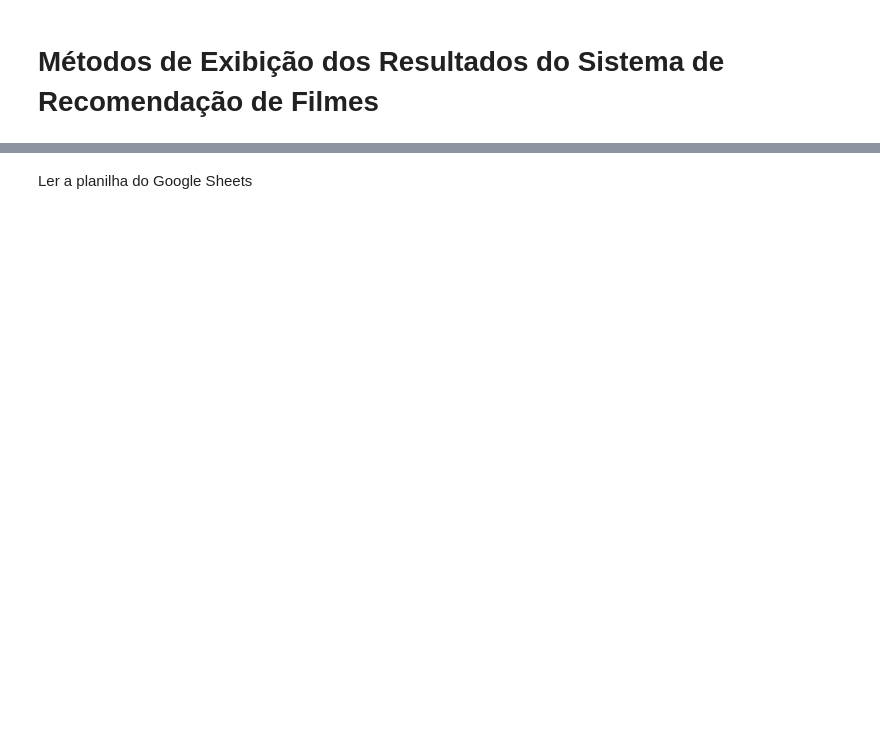
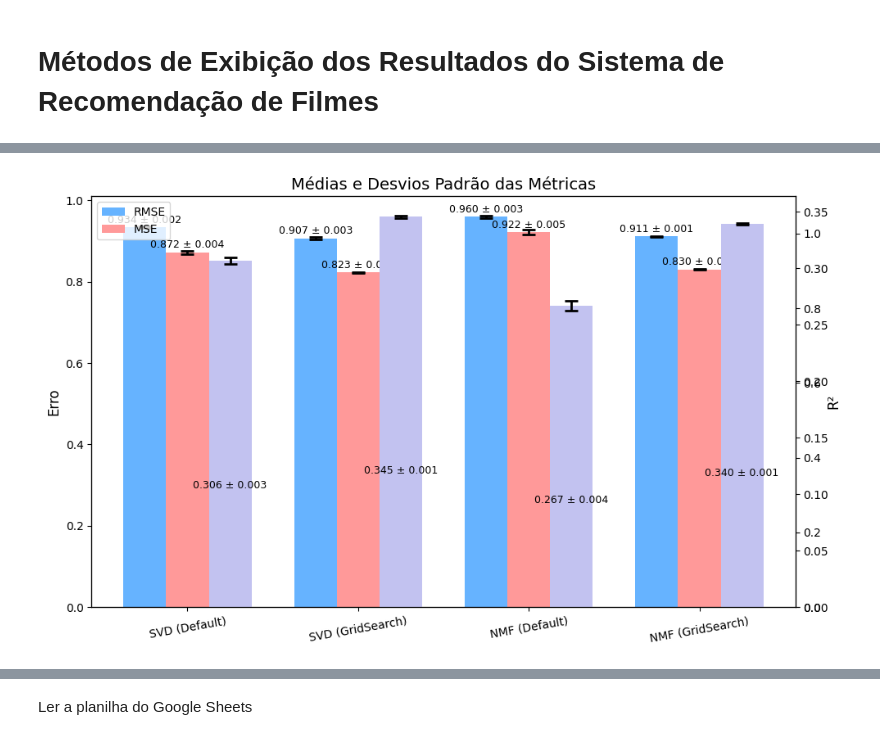
Before and after one commit to Juliadambros/Resultados-Sistema-de-Recomendacao, a Jupyter notebook: Resultados.ipynb, the cells around one changed output, grey strips where cells are left out. Drawn from its saved outputs; the diff is of its cells as text; code cells hidden in the pictures; blank space fills up the shorter version.

```diff
--- a/Resultados.ipynb
+++ b/Resultados.ipynb
@@ -4,0 +64,65 @@
+# %%
+import matplotlib.pyplot as plt
+import numpy as np
+
+# Modelos
+models = ['SVD (Default)', 'SVD (GridSearch)', 'NMF (Default)', 'NMF (GridSearch)']
+x = np.arange(len(models))
+width = 0.25
+
+# --- Médias ---
+rmse_mean = [0.9338, 0.9072, 0.9602, 0.9113]
+mse_mean  = [0.8721, 0.8230, 0.9221, 0.8304]
+r2_mean   = [0.3065, 0.3455, 0.2667, 0.3396]
+
+# --- Desvios padrão ---
+rmse_std = [0.0019986, 0.0029611, 0.0028682, 0.0005082]
+mse_std  = [0.0037343, 0.0011557, 0.0054817, 0.0009265]
+r2_std   = [0.0029611, 0.0009157, 0.0043588, 0.0007481]
+
+# Criar figura
+fig, ax1 = plt.subplots(figsize=(10, 6))
+
+# RMSE e MSE no eixo da esquerda
+rects1 = ax1.bar(x - width, rmse_mean, width, yerr=rmse_std, capsize=6,
+                 error_kw=dict(lw=2, capthick=2, ecolor='black'),
+                 label='RMSE', color='#66b3ff')
+rects2 = ax1.bar(x, mse_mean, width, yerr=mse_std, capsize=6,
+                 error_kw=dict(lw=2, capthick=2, ecolor='black'),
+                 label='MSE', color='#ff9999')
+
+ax1.set_ylabel('Erro', fontsize=12)
+ax1.set_ylim(0, max(max(rmse_mean), max(mse_mean)) + 0.05)
+
+# R² no eixo da direita
+rects3 = ax1.twinx().bar(x + width, r2_mean, width, yerr=r2_std, capsize=6,
+                         error_kw=dict(lw=2, capthick=2, ecolor='black'),
+                         label='R²', color='#c2c2f0')
+ax2 = ax1.twinx()
+ax2.set_ylabel('R²', fontsize=12)
+ax2.set_ylim(0, 1.1)
+
+# Títulos e rótulos
+ax1.set_title('Médias e Desvios Padrão das Métricas', fontsize=14)
+ax1.set_xticks(x)
+ax1.set_xticklabels(models, rotation=10)
+
+# Legenda combinada
+handles1, labels1 = ax1.get_legend_handles_labels()
+handles2, labels2 = ax2.get_legend_handles_labels()
+ax1.legend(handles1 + handles2, labels1 + labels2, loc='upper left', fontsize=10)
+
+# Mostrar valores acima das barras no formato "média ± dp"
+def autolabel(ax, rects, values, stds):
+    for i, rect in enumerate(rects):
+        ax.text(rect.get_x() + rect.get_width()/2., rect.get_height() + 0.005,
+                f'{values[i]:.3f} ± {stds[i]:.3f}', ha='center', va='bottom', fontsize=9)
+
+autolabel(ax1, rects1, rmse_mean, rmse_std)
+autolabel(ax1, rects2, mse_mean, mse_std)
+autolabel(ax2, rects3, r2_mean, r2_std)
+
+plt.tight_layout()
+plt.show()
+# %% [output]
+[figure, added]
```
Also changed, not shown: parts of 2 cells of this notebook.
